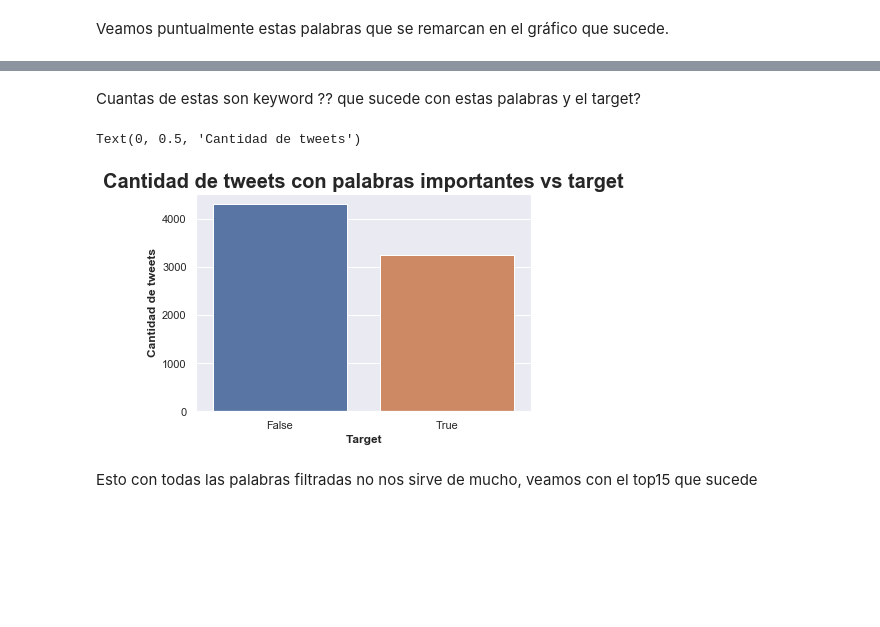
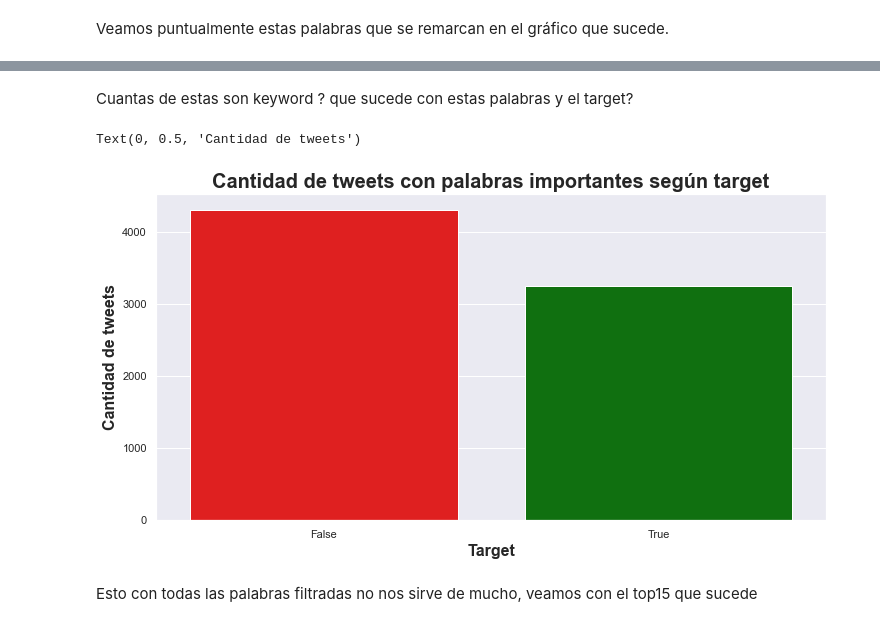
Before and after one commit to alepenaa94/TP1_Real_or_Not, a Jupyter notebook: TP1_Real_or_Not.ipynb, the cells around one changed output, grey strips where cells are left out. Saved outputs shown, nothing was run; the diff lists cells and outputs as text; code cells hidden in the pictures; blank space fills up the shorter version.

```diff
--- a/TP1_Real_or_Not.ipynb
+++ b/TP1_Real_or_Not.ipynb
@@ -796,27 +752,30 @@ live         114
 suicide      114
 Name: clean_text, dtype: int64
 # %% [markdown]
-Cuantas de estas son keyword ?? que sucede con estas palabras y el target?
+Cuantas de estas son keyword ? que sucede con estas palabras y el target?
 # %%
 important_words = df['clean_text'].str.split().to_frame().explode('clean_text')['clean_text'].value_counts(ascending=False)
 important_words = important_words.reset_index()['index'].to_list()
 
 def f_aux(tweet):
     for word in important_words:
         if word in tweet:
             return True
     return False
 
 df['important_word_match'] = df['clean_text'].apply(f_aux)
 df_aux = df.loc[df['important_word_match']==True]
 
-ax = sns.countplot(x= 'target',data = df_aux);
-plt.title('Cantidad de tweets con palabras importantes vs target', fontsize=20,weight='bold')
-ax.set_xlabel('Target', fontsize=12, fontweight='bold')
-ax.set_ylabel('Cantidad de tweets', fontsize=12, fontweight='bold')
+plt.figure(figsize=(12,6))
+
+ax = sns.countplot(x= 'target',data = df_aux,palette=['red','green']);
+
+plt.title('Cantidad de tweets con palabras importantes según target', fontsize=20,weight='bold')
+ax.set_xlabel('Target', fontsize=16, fontweight='bold')
+ax.set_ylabel('Cantidad de tweets', fontsize=16, fontweight='bold')
 # %% [output]
 Text(0, 0.5, 'Cantidad de tweets')
-[figure, old version]
+[figure, new version]
 # %% [markdown]
 Esto con todas las palabras filtradas no nos sirve de mucho, veamos con el top15 que sucede
 # %%
```
Also changed, not shown: parts of 58 cells of this notebook.
